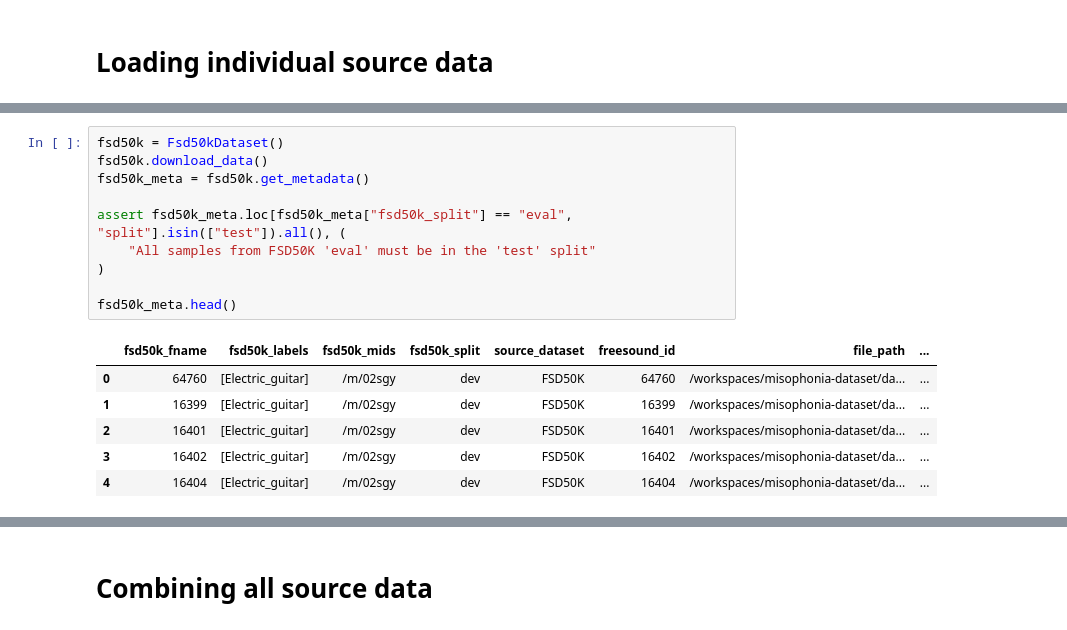
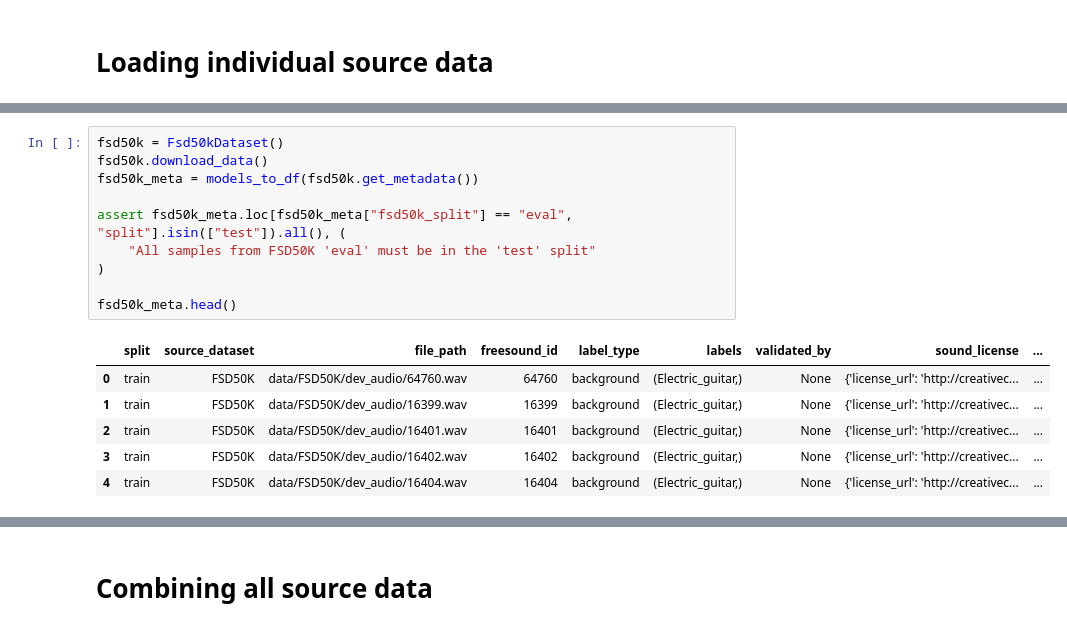
Before and after one commit to LukasFT/misophonia-dataset, a Jupyter notebook: notebooks/exploratory/source_data_explore.ipynb, the cells around one changed output, grey strips where cells are left out. Saved outputs shown, nothing was run; the diff lists cells and outputs as text.

```diff
--- a/notebooks/exploratory/source_data_explore.ipynb
+++ b/notebooks/exploratory/source_data_explore.ipynb
@@ -26,20 +27,20 @@ esc50_meta.head()
 # %%
 fsd50k = Fsd50kDataset()
 fsd50k.download_data()
-fsd50k_meta = fsd50k.get_metadata()
+fsd50k_meta = models_to_df(fsd50k.get_metadata())
 
 assert fsd50k_meta.loc[fsd50k_meta["fsd50k_split"] == "eval", "split"].isin(["test"]).all(), (
     "All samples from FSD50K 'eval' must be in the 'test' split"
 )
 
 fsd50k_meta.head()
 # %% [output]
-|  | fsd50k_fname | fsd50k_labels | fsd50k_mids | fsd50k_split | source_dataset | freesound_id | file_path | ... |
-| 0 | 64760 | [Electric_guitar] | /m/02sgy | dev | FSD50K | 64760 | /workspaces/misophonia-dataset/da... | ... |
-| 1 | 16399 | [Electric_guitar] | /m/02sgy | dev | FSD50K | 16399 | /workspaces/misophonia-dataset/da... | ... |
-| 2 | 16401 | [Electric_guitar] | /m/02sgy | dev | FSD50K | 16401 | /workspaces/misophonia-dataset/da... | ... |
-| 3 | 16402 | [Electric_guitar] | /m/02sgy | dev | FSD50K | 16402 | /workspaces/misophonia-dataset/da... | ... |
-| 4 | 16404 | [Electric_guitar] | /m/02sgy | dev | FSD50K | 16404 | /workspaces/misophonia-dataset/da... | ... |
+|  | split | source_dataset | file_path | freesound_id | label_type | labels | validated_by | sound_license | ... |
+| 0 | train | FSD50K | data/FSD50K/dev_audio/64760.wav | 64760 | background | (Electric_guitar,) | None | {'license_url': 'http://creativec... | ... |
+| 1 | train | FSD50K | data/FSD50K/dev_audio/16399.wav | 16399 | background | (Electric_guitar,) | None | {'license_url': 'http://creativec... | ... |
+| 2 | train | FSD50K | data/FSD50K/dev_audio/16401.wav | 16401 | background | (Electric_guitar,) | None | {'license_url': 'http://creativec... | ... |
+| 3 | train | FSD50K | data/FSD50K/dev_audio/16402.wav | 16402 | background | (Electric_guitar,) | None | {'license_url': 'http://creativec... | ... |
+| 4 | train | FSD50K | data/FSD50K/dev_audio/16404.wav | 16404 | background | (Electric_guitar,) | None | {'license_url': 'http://creativec... | ... |
 # %%
 foams = FoamsDataset()
 foams.download_data()
```
Also changed, not shown: parts of 6 cells of this notebook.
